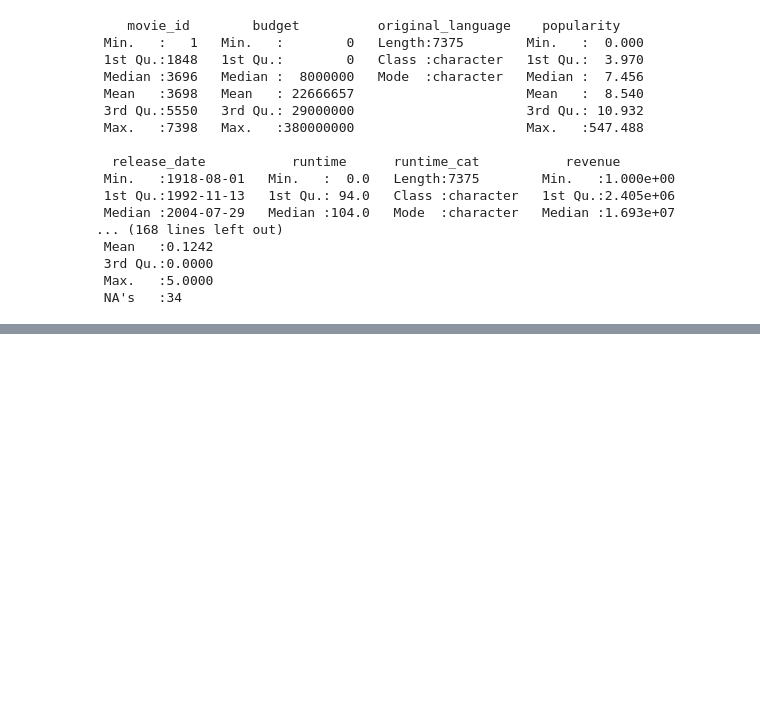
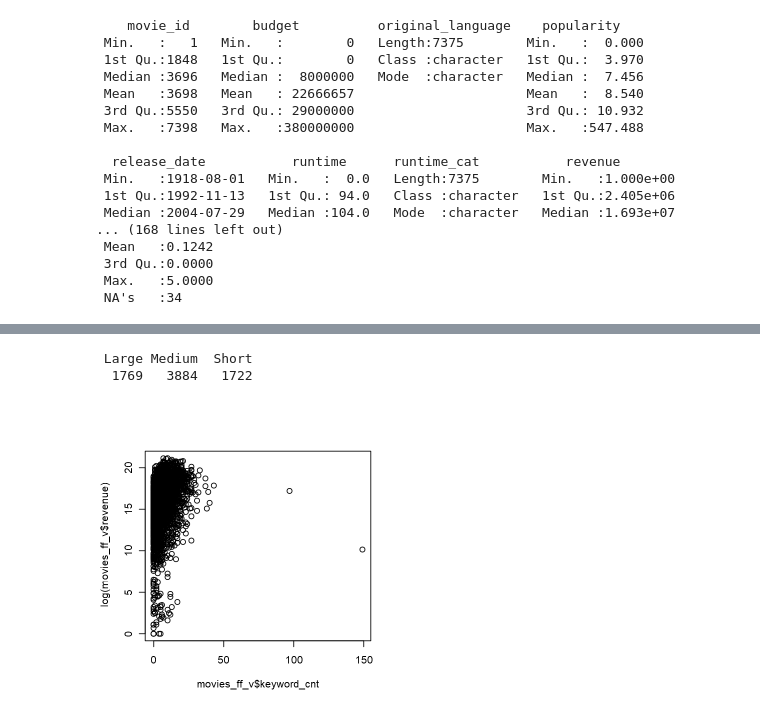
Before and after one commit to mouhadeb/DataScience, a Jupyter notebook: stats/Home Exercise 4.ipynb, the cells around one changed output, grey strips where cells are left out. Cells and saved outputs as stored; diff of their text form; code cells hidden in the pictures; blank space fills up the shorter version.

```diff
--- a/stats/Home Exercise 4.ipynb
+++ b/stats/Home Exercise 4.ipynb
@@ -1647,0 +963,10 @@ ERROR: Error in simpleLoess(y, x, w, span, degree = degree, parametric = FALSE,
+# %%
+table(movies_ff_v$runtime_cat)
+# %% [output]
+ Large Medium  Short
+  1769   3884   1722
+# %%
+options(repr.plot.width = 5, repr.plot.height = 5)
+plot(log(movies_ff_v$revenue)~(movies_ff_v$keyword_cnt))
+# %% [output]
+[figure, added]
```
Also changed, not shown: parts of 19 cells of this notebook, 5 other files.
